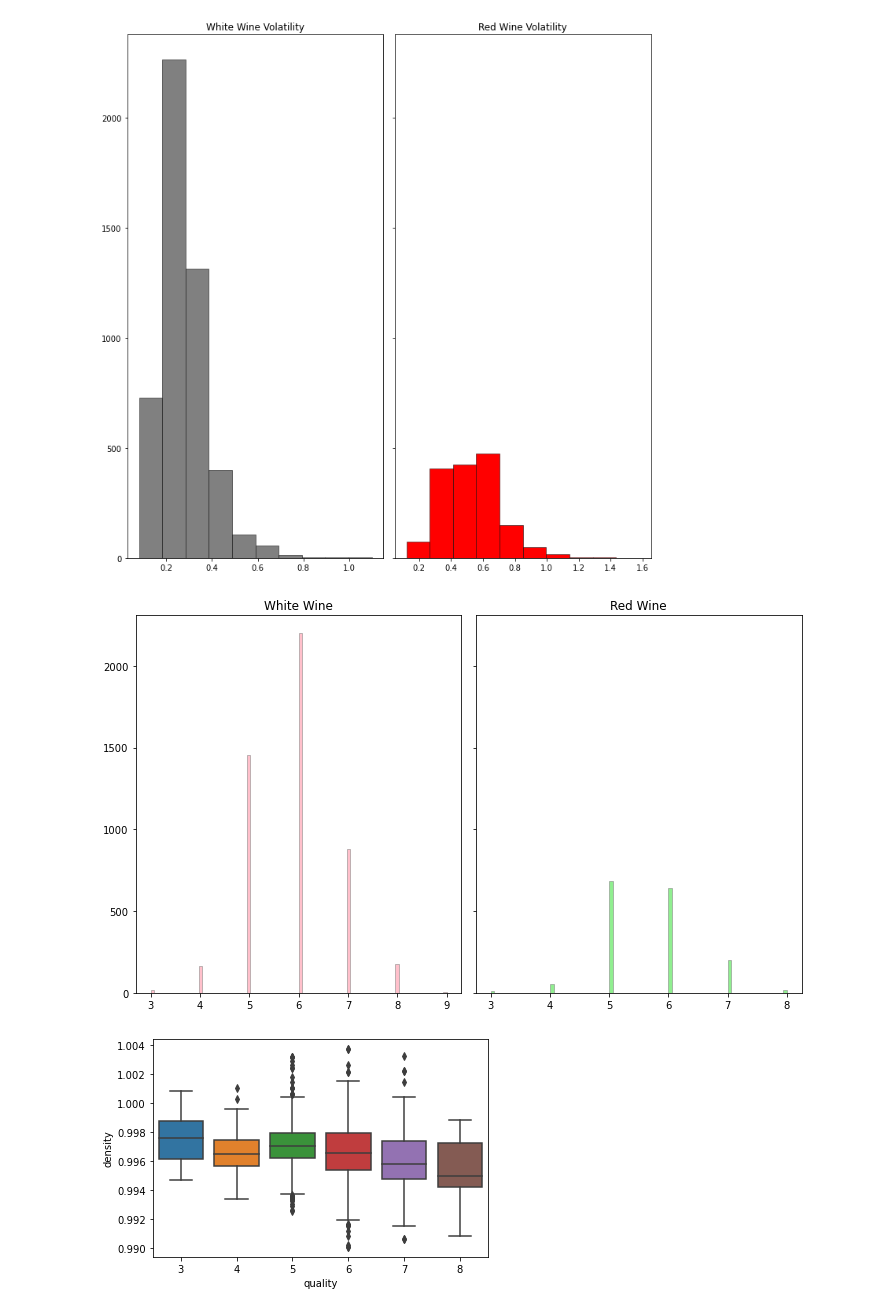
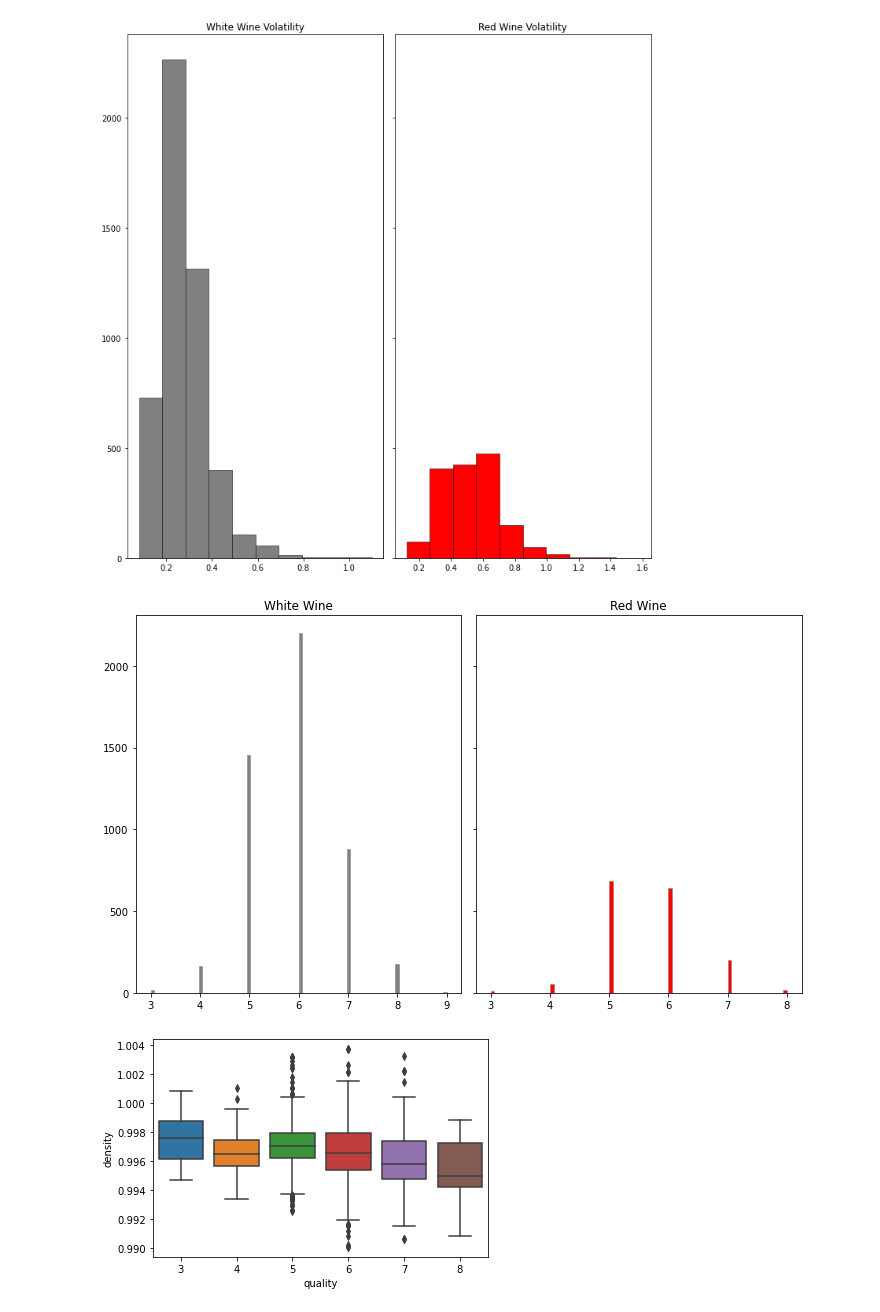
Before and after one commit to EjioforSandraAkunna/BlueBerryWine_Project, a Jupyter notebook: matplotlib_exercises.ipynb, the cells around one changed output. Drawn from its saved outputs; the diff is of its cells as text; code cells hidden in the pictures.

```diff
--- a/matplotlib_exercises.ipynb
+++ b/matplotlib_exercises.ipynb
@@ -698,16 +698,16 @@ plt.show()
 # %%
 fig, axs = plt.subplots(1, 2, sharey="row", tight_layout=True, figsize=(10, 6))
 
 axs[0].set_title("White Wine")
 axs[1].set_title("Red Wine")
 
-axs[0].hist(white_wine['quality'], color='pink', bins=80,
+axs[0].hist(white_wine['quality'], color='grey', bins=80,
         edgecolor='grey', linewidth=0.5)
-axs[1].hist(red_wine['quality'], color='lightgreen', bins=80,
+axs[1].hist(red_wine['quality'], color='red', bins=80,
         edgecolor='grey', linewidth=0.5)
 plt.show()
 # %% [output]
-[figure, old version]
+[figure, new version]
 # %%
 sns.boxplot(data=red_wine, x="quality", y="density")
 plt.show()
```
Also changed, not shown: 1 other file.
